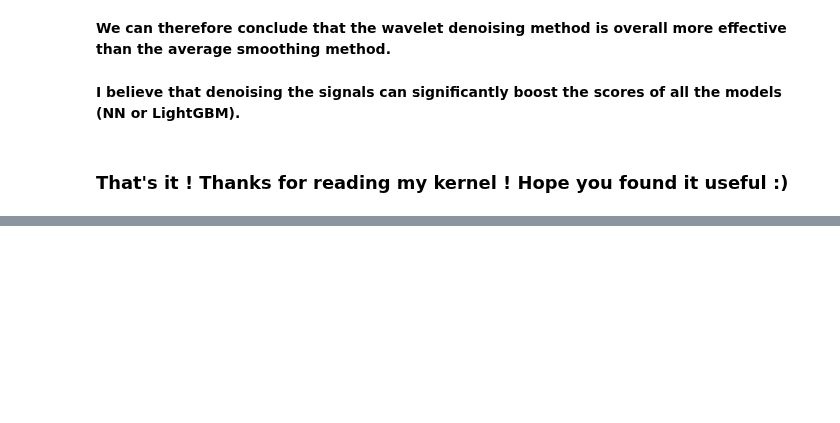
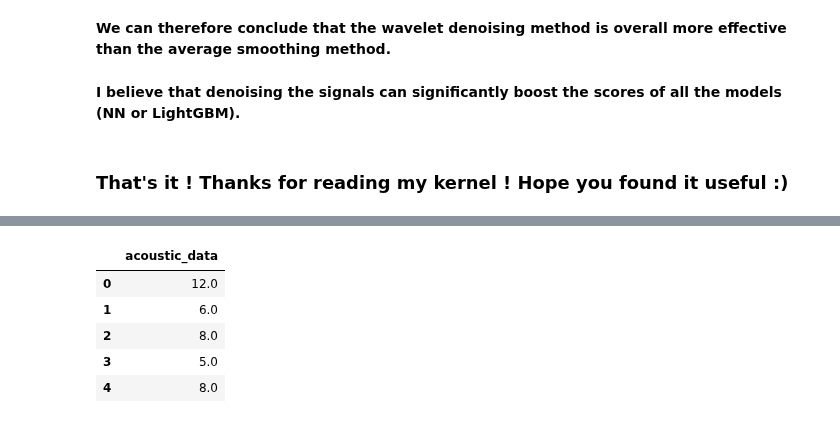
Before and after one commit to contemplat0r/LANL_Earthquake_Prediction, a Jupyter notebook: lanl-earthquake-prediction-signal-denoising.ipynb, the cells around one changed output, grey strips where cells are left out. Saved outputs shown, nothing was run; the diff lists cells and outputs as text; code cells hidden in the pictures; blank space fills up the shorter version.

```diff
--- a/lanl-earthquake-prediction-signal-denoising.ipynb
+++ b/lanl-earthquake-prediction-signal-denoising.ipynb
@@ -230,4 +249,5 @@ We can see that the average smoothing method is **only able to remove some addit
 # %%
 #denoised_signals = []
 #denoised_targets = []
-denoised_signals = np.array([])
+denoised_signal = np.array(signals[0])
+denoised_signal.shape
@@ -233,0 +256,5 @@ denoised_signals = np.array([])
+# %%
+total_signal_len = 0
+for signal in signals:
+    total_signal_len += len(signal)
+print(total_signal_len)
@@ -234,7 +267,7 @@ denoised_signals = np.array([])
 # %%
 %%time
-for i, (signal, target) in enumerate(zip(signals, targets)):
-    print(i)
+for i, (signal_chunk, target) in enumerate(zip(signals[1:], targets[1:])):
+    #print(i)
     '''
     denoised_signals.append(denoise_signal(
         #high_pass_filter(signal, low_cutoff=10000, SAMPLE_RATE=4000000),
@@ -243,9 +276,9 @@ for i, (signal, target) in enumerate(zip(signals, targets)):
         #level=1
     ))
     '''
-    denoised_signal = denoise_signal(
-        high_pass_filter(signal, low_cutoff=10000, SAMPLE_RATE=4000000),
-        #signal
+    denoised_signal_chunk = denoise_signal(
+        #high_pass_filter(signal, low_cutoff=10000, SAMPLE_RATE=4000000),
+        signal_chunk,
         wavelet='haar',
         level=1
     )
@@ -258,5 +291,5 @@ for i, (signal, target) in enumerate(zip(signals, targets)):
         #level=1
     ))
     '''
-    denoised_signals = np.vstack([denoised_signals, denoised_signal])
+    denoised_signal = np.vstack([denoised_signal, denoised_signal_chunk])
     #denoised_targets = np.vstack([denoised_targets, denoised_target])
@@ -262,0 +299,11 @@ for i, (signal, target) in enumerate(zip(signals, targets)):
+# %%
+denoised_acoustic_data_df = pd.DataFrame(denoised_signal.reshape((629100000,)), columns=['acoustic_data'])
+# %%
+denoised_acoustic_data_df.head()
+# %% [output]
+|  | acoustic_data |
+| 0 | 12.0 |
+| 1 | 6.0 |
+| 2 | 8.0 |
+| 3 | 5.0 |
+| 4 | 8.0 |
```
Also changed, not shown: parts of 11 cells of this notebook, 1 other file.
